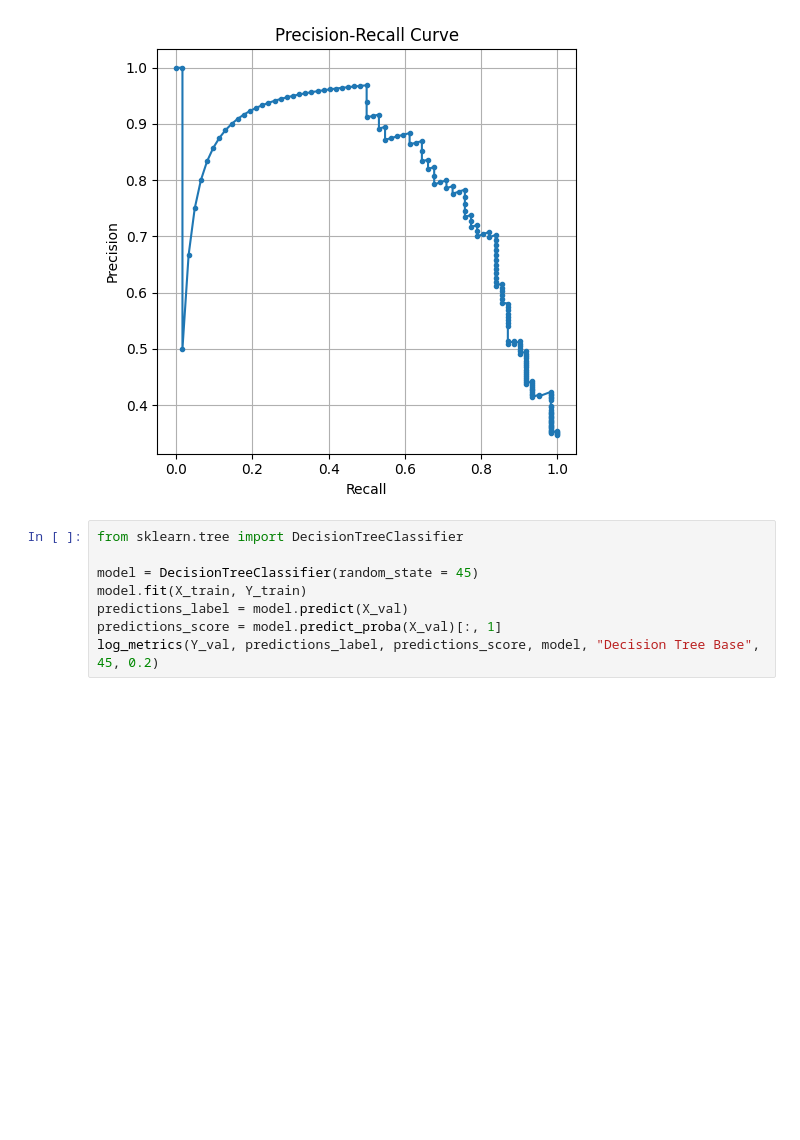
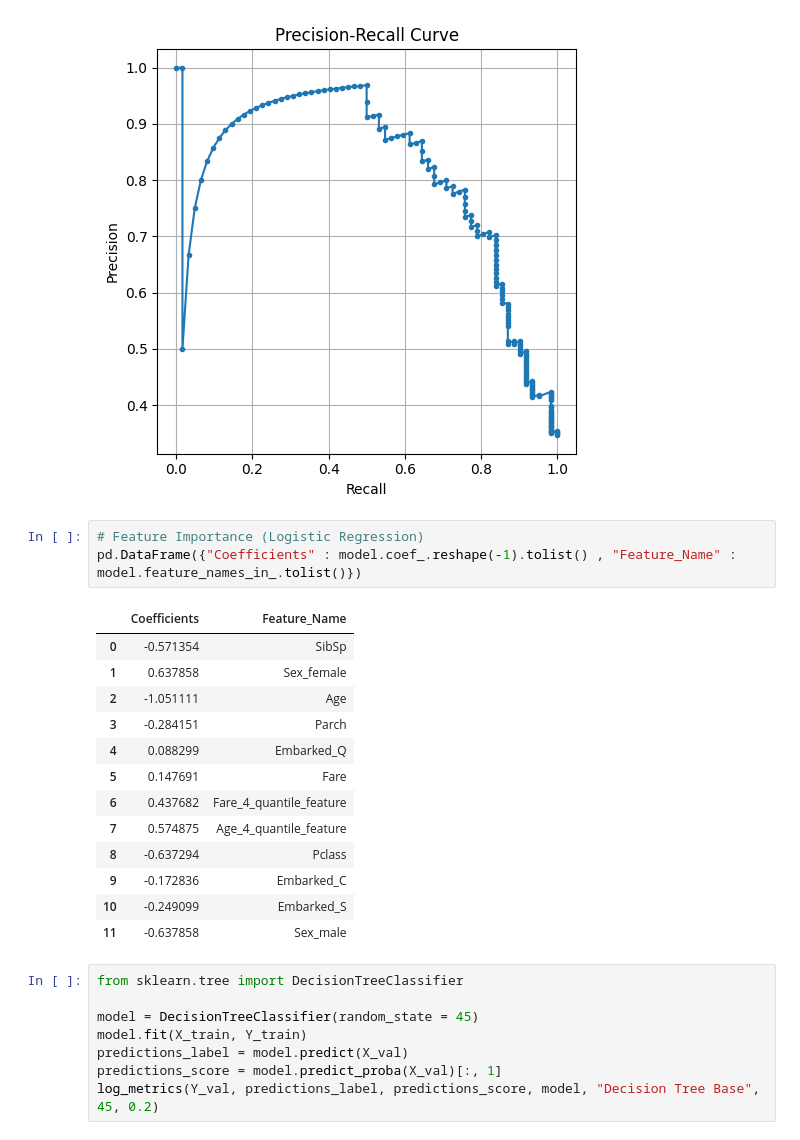
Before and after one commit to apoorvjha/PFDS-Assignment-Titanic, a Jupyter notebook: notebooks/model_iteration.ipynb, the cells around one changed output. Drawn from its saved outputs; the diff is of its cells as text; blank space fills up the shorter version.

```diff
--- a/notebooks/model_iteration.ipynb
+++ b/notebooks/model_iteration.ipynb
@@ -362,6 +362,23 @@ PR AUC Score :  0.8079815788919236
 ============================================================
 [figure]
 [figure]
+# %%
+# Feature Importance (Logistic Regression)
+pd.DataFrame({"Coefficients" : model.coef_.reshape(-1).tolist() , "Feature_Name" : model.feature_names_in_.tolist()})
+# %% [output]
+|  | Coefficients | Feature_Name |
+| 0 | -0.571354 | SibSp |
+| 1 | 0.637858 | Sex_female |
+| 2 | -1.051111 | Age |
+| 3 | -0.284151 | Parch |
+| 4 | 0.088299 | Embarked_Q |
+| 5 | 0.147691 | Fare |
+| 6 | 0.437682 | Fare_4_quantile_feature |
+| 7 | 0.574875 | Age_4_quantile_feature |
+| 8 | -0.637294 | Pclass |
+| 9 | -0.172836 | Embarked_C |
+| 10 | -0.249099 | Embarked_S |
+| 11 | -0.637858 | Sex_male |
 # %%
 from sklearn.tree import DecisionTreeClassifier
 
```
Also changed, not shown: parts of 1 cell of this notebook.
